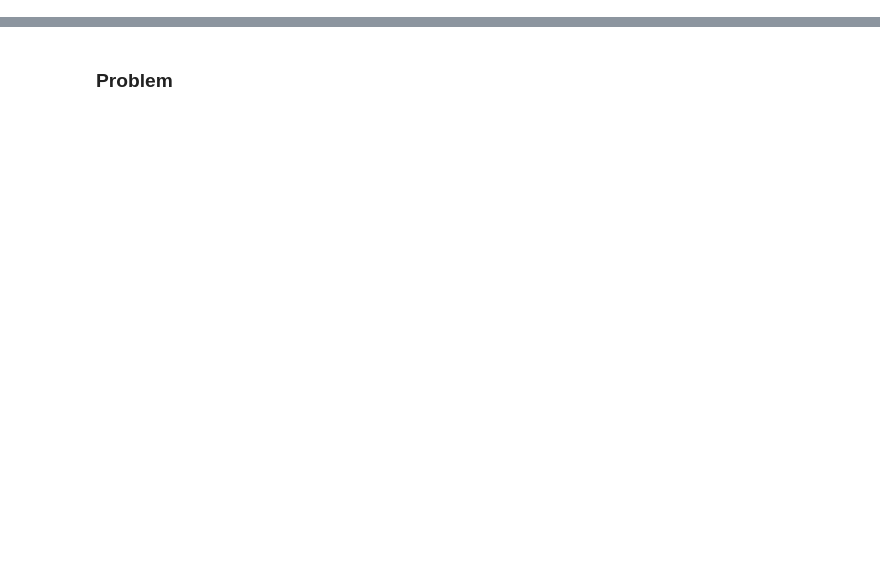
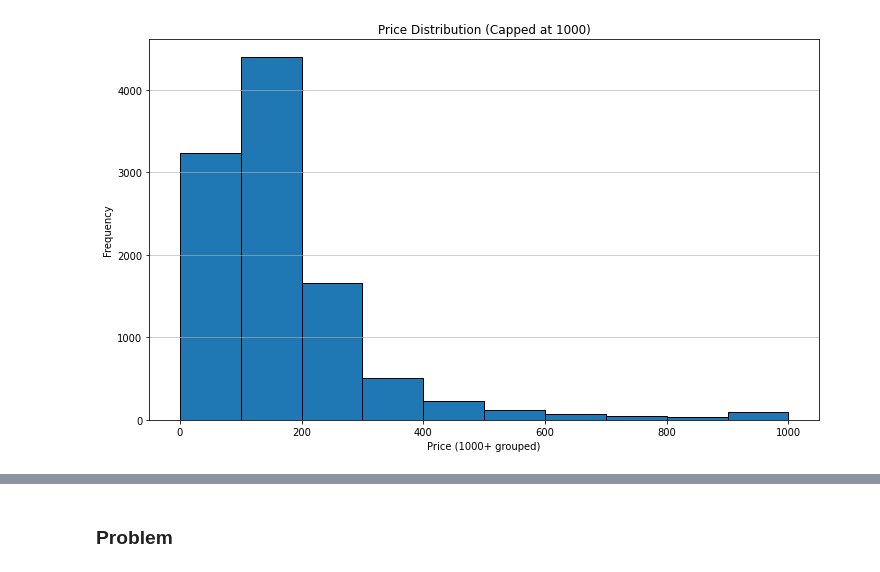
Before and after one commit to mikerhoads/unsupervised-learning-project, a Jupyter notebook: notebook.ipynb, the cells around one changed output, grey strips where cells are left out. Saved outputs shown, nothing was run; the diff lists cells and outputs as text; code cells hidden in the pictures; blank space fills up the shorter version.

```diff
--- a/notebook.ipynb
+++ b/notebook.ipynb
@@ -120,0 +195,16 @@ reviews.head(10)
+# %%
+prices = lf["price"]
+capped_prices = np.where(prices > 1000, 1000, prices)
+
+# Now use normal bins between 0 and 1000
+bins = np.linspace(0, 1000, 11)  # 10 equal bins
+
+plt.figure(figsize=(12, 7))
+plt.hist(capped_prices, bins=bins, edgecolor="black")
+plt.title("Price Distribution (Capped at 1000)")
+plt.xlabel("Price (1000+ grouped)")
+plt.ylabel("Frequency")
+plt.grid(axis="y", alpha=0.75)
+plt.show()
+# %% [output]
+[figure, added]
```
Also changed, not shown: parts of 27 cells of this notebook, 1 other file.
